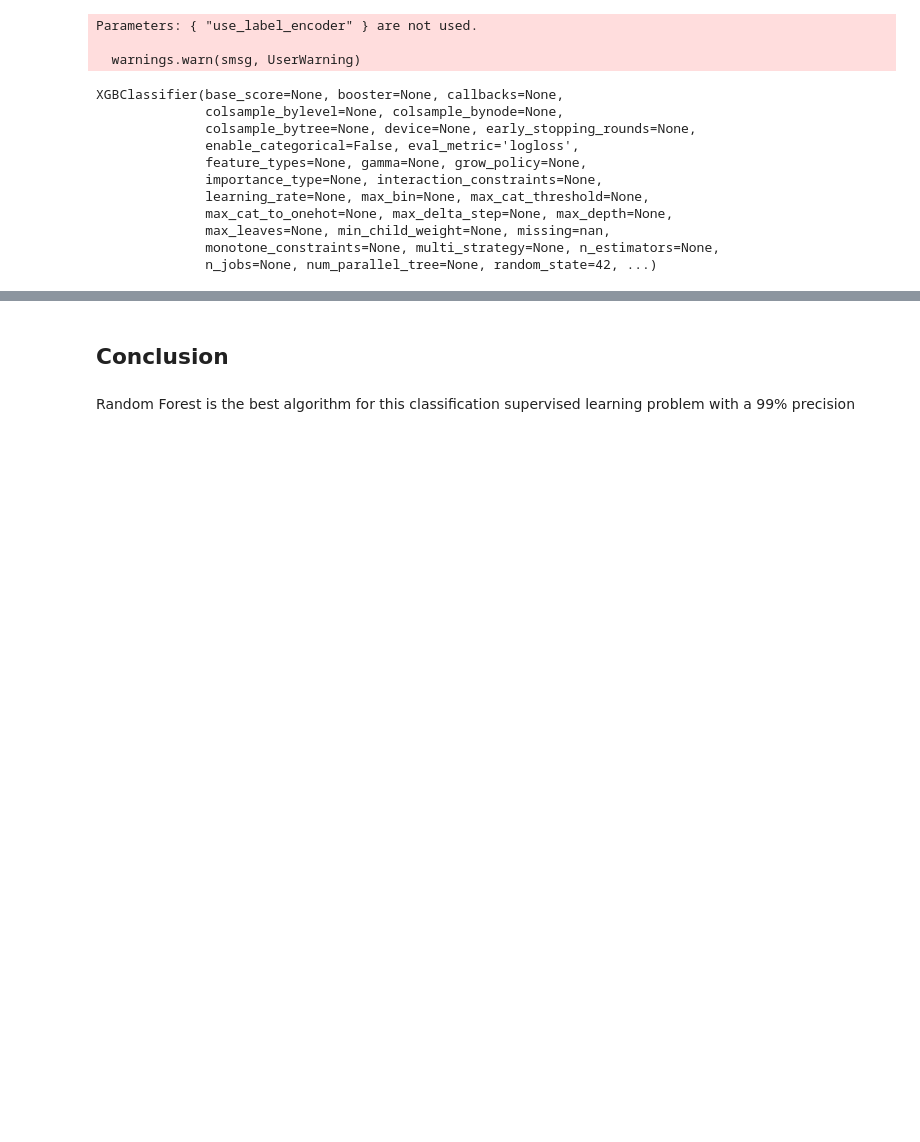
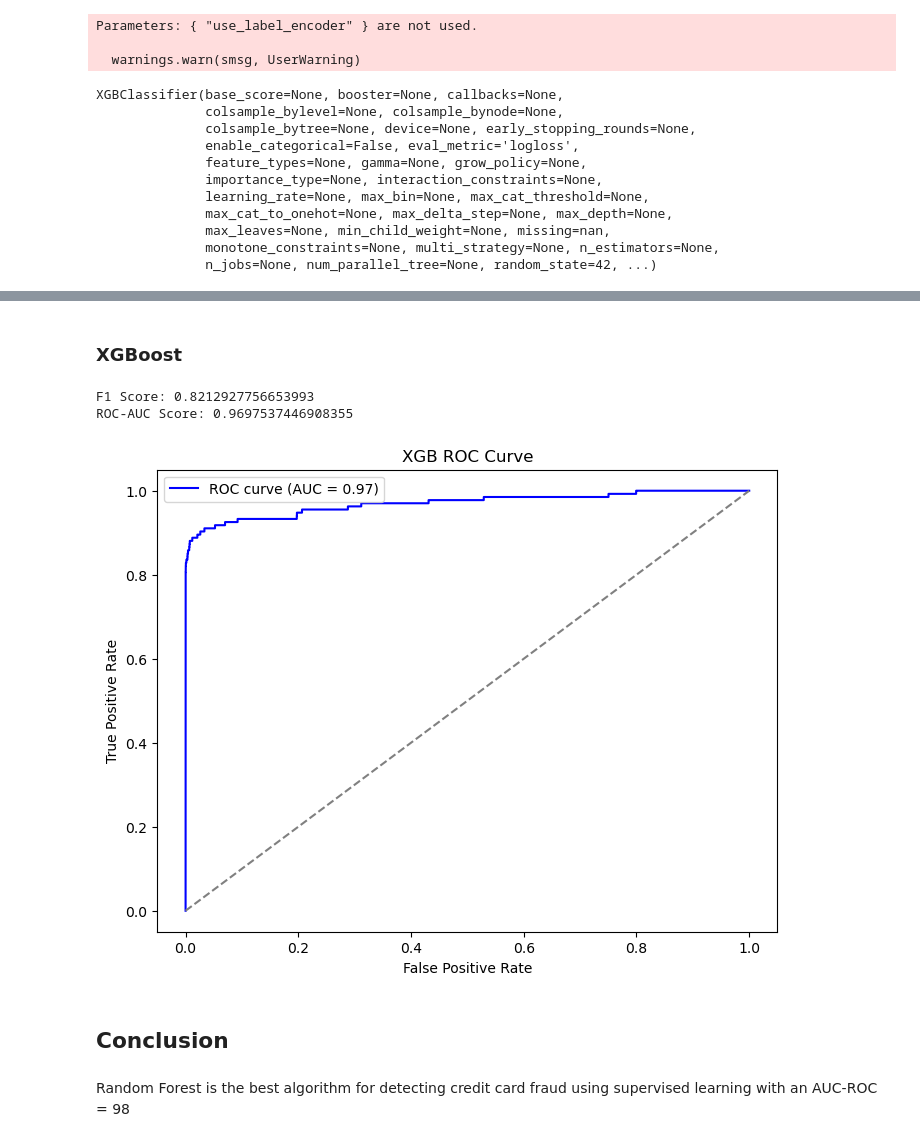
Before and after one commit to FacundoMuruchi/Credit-Card-Fraud-Detection, a Jupyter notebook: fraud_detection_code.ipynb, the cells around one changed output, grey strips where cells are left out. Cells and saved outputs as stored; diff of their text form; code cells hidden in the pictures; blank space fills up the shorter version.

```diff
--- a/fraud_detection_code.ipynb
+++ b/fraud_detection_code.ipynb
@@ -298,7 +251,7 @@ AUC: 0.9999114464339479
 # %%
 # xgboost
 xgb_model = xgb.XGBClassifier(use_label_encoder=False, eval_metric='logloss', random_state=42)
-xgb_model.fit(X_train, y_train)
+xgb_model.fit(X_train_scaled, y_train_res)
 # %% [output]
 Parameters: { "use_label_encoder" } are not used.
 
@@ -329,4 +326,31 @@ AUC: 0.9998671696509218
+# %% [markdown]
+### XGBoost
+# %%
+# evaluate xgb_model
+y_pred_xgb = xgb_model.predict(X_test_scaled)
+print("F1 Score:", f1_score(y_test, y_pred_xgb))
+
+# roc-auc
+y_probs_xgb = xgb_model.predict_proba(X_test_scaled)[:, 1]
+roc_auc = roc_auc_score(y_test, y_probs_xgb)
+print(f"ROC-AUC Score: {roc_auc}")
+
+# graph curve
+fpr, tpr, _ = roc_curve(y_test, y_probs_xgb)
+
+plt.figure(figsize=(8, 6))
+plt.plot(fpr, tpr, color='blue', label=f'ROC curve (AUC = {roc_auc:.2f})')
+plt.plot([0, 1], [0, 1], linestyle='--', color='gray')
+plt.xlabel('False Positive Rate')
+plt.ylabel('True Positive Rate')
+plt.title('XGB ROC Curve')
+plt.legend()
+plt.show()
+# %% [output]
+F1 Score: 0.8212927756653993
+ROC-AUC Score: 0.9697537446908355
+[figure, added]
 # %% [markdown]
 ## Conclusion
 # %% [markdown]
-Random Forest is the best algorithm for this classification supervised learning problem with a 99% precision
+Random Forest is the best algorithm for detecting credit card fraud using supervised learning with an AUC-ROC = 98
```
Also changed, not shown: parts of 24 cells of this notebook.
